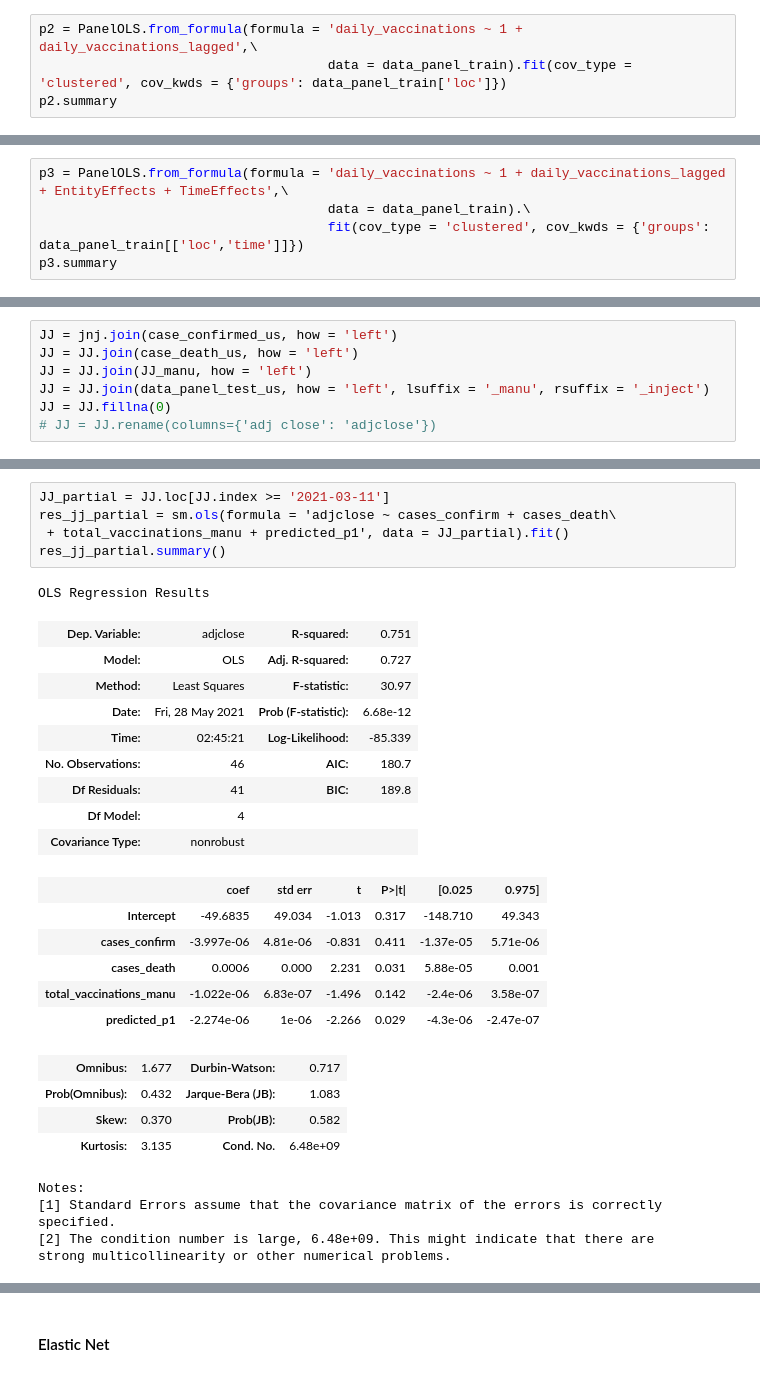
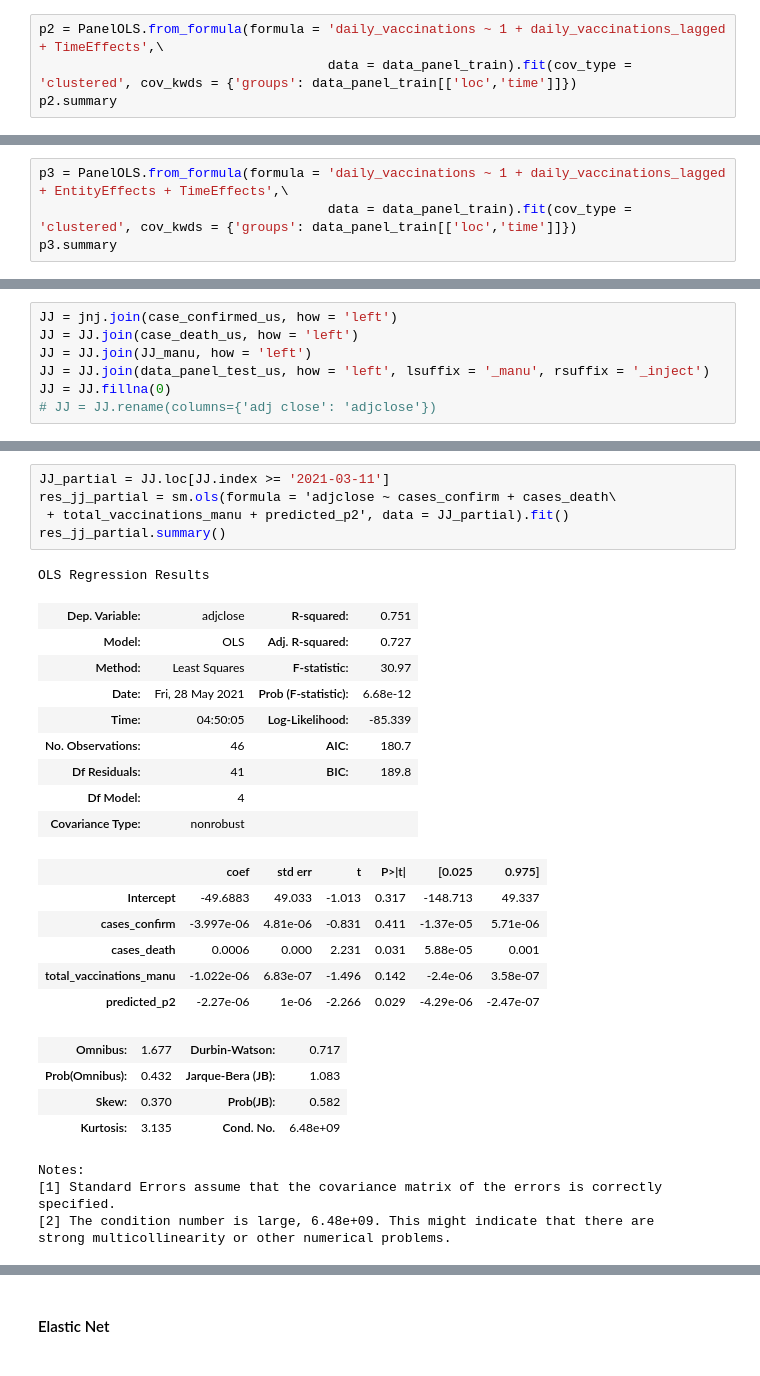
Before and after one commit to juno-yuu/COVID-Vaccine-and-Biotech-industry, a Jupyter notebook: Final_Project_Clean.ipynb, the cells around one changed output, grey strips where cells are left out. Saved outputs shown, nothing was run; the diff lists cells and outputs as text.

```diff
--- a/Final_Project_Clean.ipynb
+++ b/Final_Project_Clean.ipynb
@@ -283,8 +283,8 @@ Parameter Estimates
 | Intercept | 275.28 | 83.684 | 3.2895 | 0.0010 | 111.20 | 439.37 |
 | daily_vaccinations_lagged | 1.0069 | 0.0020 | 499.83 | 0.0000 | 1.0029 | 1.0108 |
 # %%
-p2 = PanelOLS.from_formula(formula = 'daily_vaccinations ~ 1 + daily_vaccinations_lagged',\
-                                     data = data_panel_train).fit(cov_type = 'clustered', cov_kwds = {'groups': data_panel_train['loc']})
+p2 = PanelOLS.from_formula(formula = 'daily_vaccinations ~ 1 + daily_vaccinations_lagged + TimeEffects',\
+                                     data = data_panel_train).fit(cov_type = 'clustered', cov_kwds = {'groups': data_panel_train[['loc','time']]})
 p2.summary
 # %% [output]
 PanelOLS Estimation Summary
@@ -312,7 +316,6 @@ Parameter Estimates
 # %%
 p3 = PanelOLS.from_formula(formula = 'daily_vaccinations ~ 1 + daily_vaccinations_lagged + EntityEffects + TimeEffects',\
-                                     data = data_panel_train).\
-                                     fit(cov_type = 'clustered', cov_kwds = {'groups': data_panel_train[['loc','time']]})
+                                     data = data_panel_train).fit(cov_type = 'clustered', cov_kwds = {'groups': data_panel_train[['loc','time']]})
 p3.summary
 # %% [output]
 PanelOLS Estimation Summary
@@ -628,25 +631,25 @@ strong multicollinearity or other numerical problems.
 # %%
 JJ_partial = JJ.loc[JJ.index >= '2021-03-11']
 res_jj_partial = sm.ols(formula = 'adjclose ~ cases_confirm + cases_death\
- + total_vaccinations_manu + predicted_p1', data = JJ_partial).fit()
+ + total_vaccinations_manu + predicted_p2', data = JJ_partial).fit()
 res_jj_partial.summary()
 # %% [output]
 OLS Regression Results
 | Dep. Variable: | adjclose | R-squared: | 0.751 |
 | Model: | OLS | Adj. R-squared: | 0.727 |
 | Method: | Least Squares | F-statistic: | 30.97 |
 | Date: | Fri, 28 May 2021 | Prob (F-statistic): | 6.68e-12 |
-| Time: | 02:45:21 | Log-Likelihood: | -85.339 |
+| Time: | 04:50:05 | Log-Likelihood: | -85.339 |
 | No. Observations: | 46 | AIC: | 180.7 |
 | Df Residuals: | 41 | BIC: | 189.8 |
 | Df Model: | 4 |  |  |
 | Covariance Type: | nonrobust |  |  |
 |  | coef | std err | t | P>|t| | [0.025 | 0.975] |
-| Intercept | -49.6835 | 49.034 | -1.013 | 0.317 | -148.710 | 49.343 |
+| Intercept | -49.6883 | 49.033 | -1.013 | 0.317 | -148.713 | 49.337 |
 | cases_confirm | -3.997e-06 | 4.81e-06 | -0.831 | 0.411 | -1.37e-05 | 5.71e-06 |
 | cases_death | 0.0006 | 0.000 | 2.231 | 0.031 | 5.88e-05 | 0.001 |
 | total_vaccinations_manu | -1.022e-06 | 6.83e-07 | -1.496 | 0.142 | -2.4e-06 | 3.58e-07 |
-| predicted_p1 | -2.274e-06 | 1e-06 | -2.266 | 0.029 | -4.3e-06 | -2.47e-07 |
+| predicted_p2 | -2.27e-06 | 1e-06 | -2.266 | 0.029 | -4.29e-06 | -2.47e-07 |
 | Omnibus: | 1.677 | Durbin-Watson: | 0.717 |
 | Prob(Omnibus): | 0.432 | Jarque-Bera (JB): | 1.083 |
 | Skew: | 0.370 | Prob(JB): | 0.582 |
```
Also changed, not shown: parts of 12 cells of this notebook.
